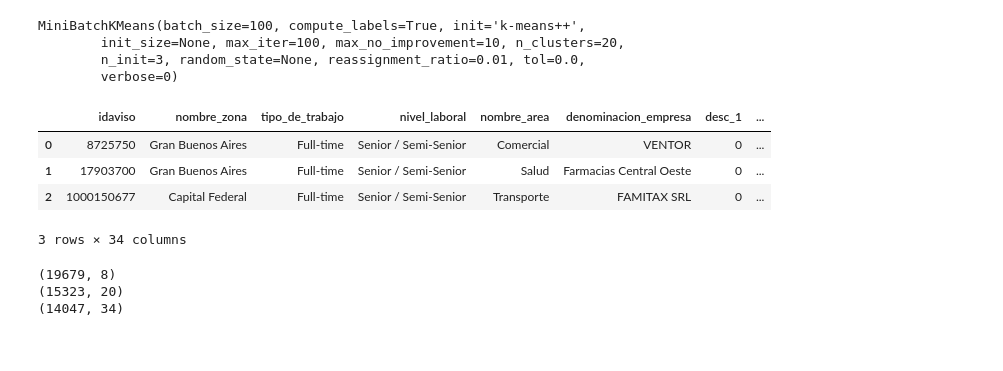
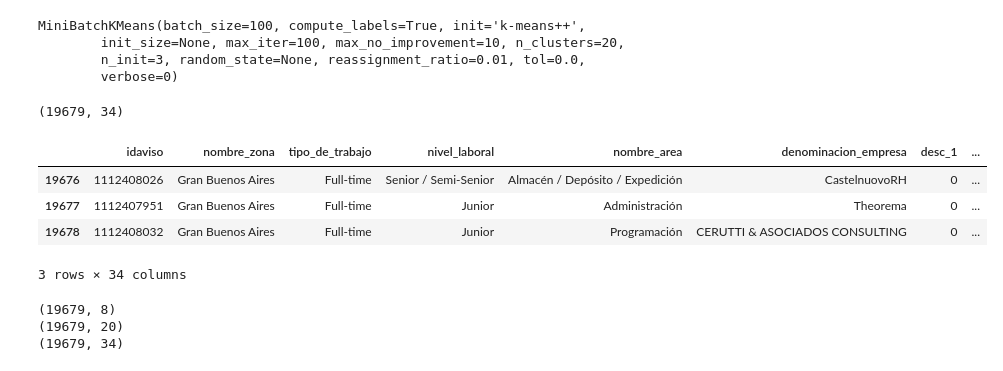
Before and after one commit to tbotalla/Datos1Q2018, a Jupyter notebook: parte2/prep2.ipynb, the cells around one changed output. Cells and saved outputs as stored; diff of their text form; code cells hidden in the pictures.

```diff
--- a/parte2/prep2.ipynb
+++ b/parte2/prep2.ipynb
@@ -219,10 +230,10 @@ print(X.shape)
 # KMeans tarda mucho y según la doc MiniBatchKMeans da practicamente los mismos resultados
 # AgglomerativeClustering no acepta matrices esparcidas
 from sklearn.cluster import MiniBatchKMeans#, KMeans
-clusters = range(2,21)
+clusters = range(2,101)
 costs = []
 for n_clusters in clusters:
   model = MiniBatchKMeans(n_clusters=n_clusters, batch_size=2000, reassignment_ratio=0.0001)
   model.fit(X)
   costs.append(model.inertia_)
-  print('k:',n_clusters,'| cost:', model.inertia_)
+  #print('k:',n_clusters,'| cost:', model.inertia_)
@@ -297,7 +337,7 @@ Wall time: 12.4 s
 %%time
 from sklearn.cluster import MiniBatchKMeans
 # probando pocos clusters no puede verse un "codo"
-clusters = range(2,100)
+clusters = range(2,101)
 costs = []
 for n_clusters in clusters:
   model = MiniBatchKMeans(n_clusters=n_clusters)
@@ -323,19 +363,21 @@ MiniBatchKMeans(batch_size=100, compute_labels=True, init='k-means++',
 # %%
 titulos_dummies = pd.get_dummies(model.labels_)
 titulos_dummies.rename(columns=dict([(n,f'titulo_{n+1}') for n in range(len(titulos_dummies.columns))]), inplace=True)
 avisos = pd.merge(avisos,titulos_dummies, left_index=True, right_index=True).drop(columns=['titulo'])
-avisos.head(3)
+print(avisos.shape)
+avisos.tail(3)
 # %% [output]
+(19679, 34)
 |  | idaviso | nombre_zona | tipo_de_trabajo | nivel_laboral | nombre_area | denominacion_empresa | desc_1 | ... |
-| 0 | 8725750 | Gran Buenos Aires | Full-time | Senior / Semi-Senior | Comercial | VENTOR | 0 | ... |
-| 1 | 17903700 | Gran Buenos Aires | Full-time | Senior / Semi-Senior | Salud | Farmacias Central Oeste | 0 | ... |
-| 2 | 1000150677 | Capital Federal | Full-time | Senior / Semi-Senior | Transporte | FAMITAX SRL | 0 | ... |
+| 19676 | 1112408026 | Gran Buenos Aires | Full-time | Senior / Semi-Senior | Almacén / Depósito / Expedición | CastelnuovoRH | 0 | ... |
+| 19677 | 1112407951 | Gran Buenos Aires | Full-time | Junior | Administración | Theorema | 0 | ... |
+| 19678 | 1112408032 | Gran Buenos Aires | Full-time | Junior | Programación | CERUTTI & ASOCIADOS CONSULTING | 0 | ... |
-3 rows × 34 columns
+3 rows × 34 columns
 # %%
 print(desc_dummies.shape)
 print(titulos_dummies.shape)
 print(avisos.shape)
 # %% [output]
 (19679, 8)
-(15323, 20)
-(14047, 34)
+(19679, 20)
+(19679, 34)
```
Also changed, not shown: parts of 11 cells of this notebook.
